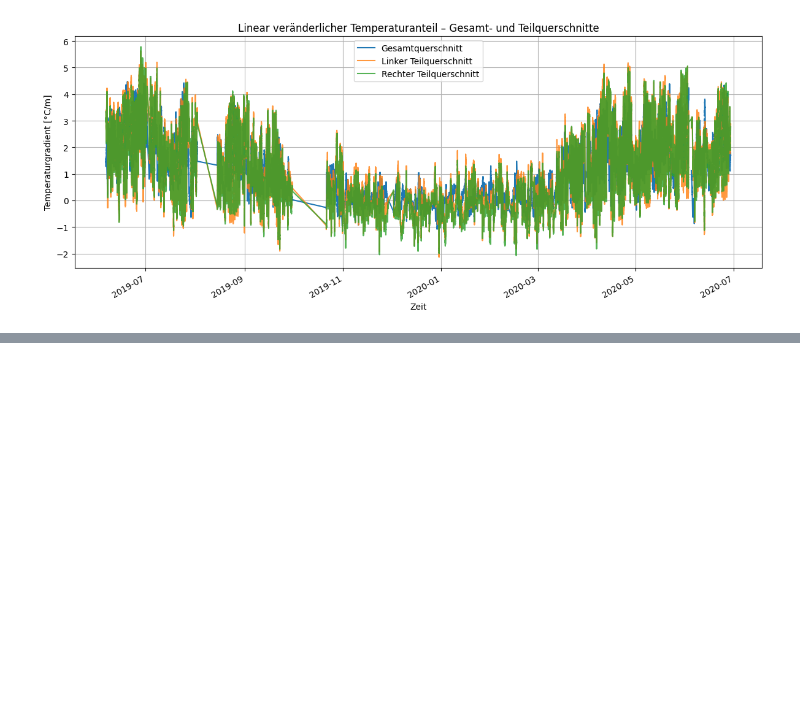
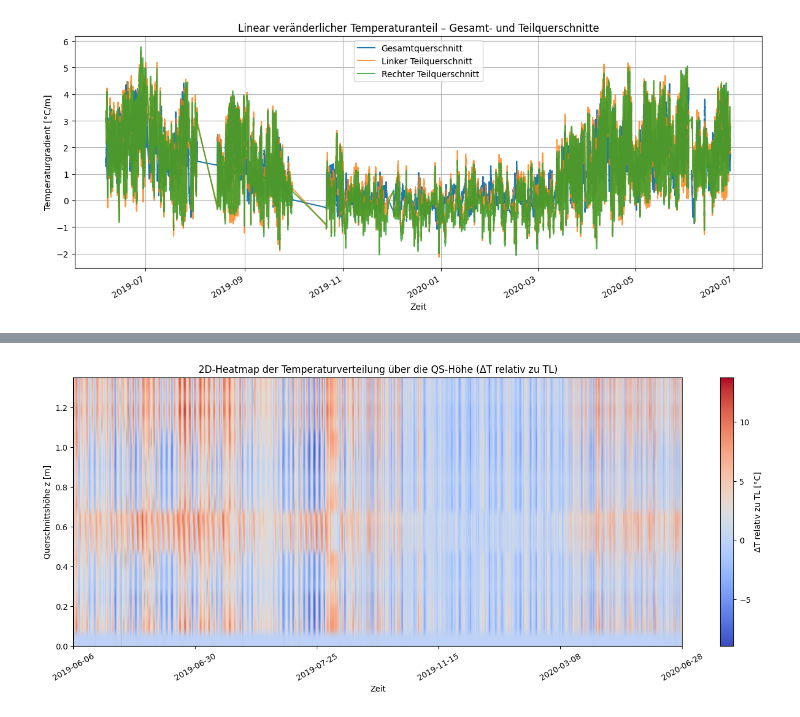
Before and after one commit to NeugebauerLukas/Bauwerksmonitoring_HA, a Jupyter notebook: Hausaufgabe.ipynb, the cells around one changed output, grey strips where cells are left out. Cells and saved outputs as stored; diff of their text form; code cells hidden in the pictures; blank space fills up the shorter version.

```diff
--- a/Hausaufgabe.ipynb
+++ b/Hausaufgabe.ipynb
@@ -209,0 +288,64 @@ plt.show()
+# %%
+# =====================================================
+# 2D-Heatmap: Temperaturverteilung über QS-Höhe und Zeit
+# (ΔT relativ zu TL, Skizzenreihenfolge)
+# =====================================================
+
+import matplotlib.pyplot as plt
+import numpy as np
+
+# -----------------------------------------------------
+# Zeitraum auswählen
+# -----------------------------------------------------
+start = "2019-06-06"
+end   = "2020-06-28"
+
+df_zeit = gesamt_df.loc[start:end]
+
+# -----------------------------------------------------
+# Sensordaten in Skizzenreihenfolge
+# -----------------------------------------------------
+werte = hole_sensorwerte(df_zeit, sensoren_skizze)
+
+# Temperaturdifferenzen relativ zu TL
+werte_rel = werte - werte[:, [0]]   # TL = erstes Element
+
+# -----------------------------------------------------
+# Heatmap plotten
+# -----------------------------------------------------
+plt.figure(figsize=(14, 6))
+
+# imshow erwartet (y, x) -> daher Transponieren
+im = plt.imshow(
+    werte_rel.T,
+    aspect="auto",
+    origin="lower",
+    extent=[
+        0,
+        len(df_zeit),
+        sensor_hoehen[0],
+        sensor_hoehen[-1]
+    ],
+    cmap="coolwarm"
+)
+
+# Farbskala
+cbar = plt.colorbar(im)
+cbar.set_label("ΔT relativ zu TL [°C]")
+
+# Achsenbeschriftung
+plt.ylabel("Querschnittshöhe z [m]")
+plt.xlabel("Zeit")
+
+# Zeitachse sinnvoll beschriften (ausgedünnt)
+n_ticks = 6
+tick_pos = np.linspace(0, len(df_zeit) - 1, n_ticks).astype(int)
+tick_labels = df_zeit.index[tick_pos].strftime("%Y-%m-%d")
+
+plt.xticks(tick_pos, tick_labels, rotation=30)
+
+plt.title("2D-Heatmap der Temperaturverteilung über die QS-Höhe (ΔT relativ zu TL)")
+plt.tight_layout()
+plt.show()
+# %% [output]
+[figure, added]
```
Also changed, not shown: parts of 21 cells of this notebook.
